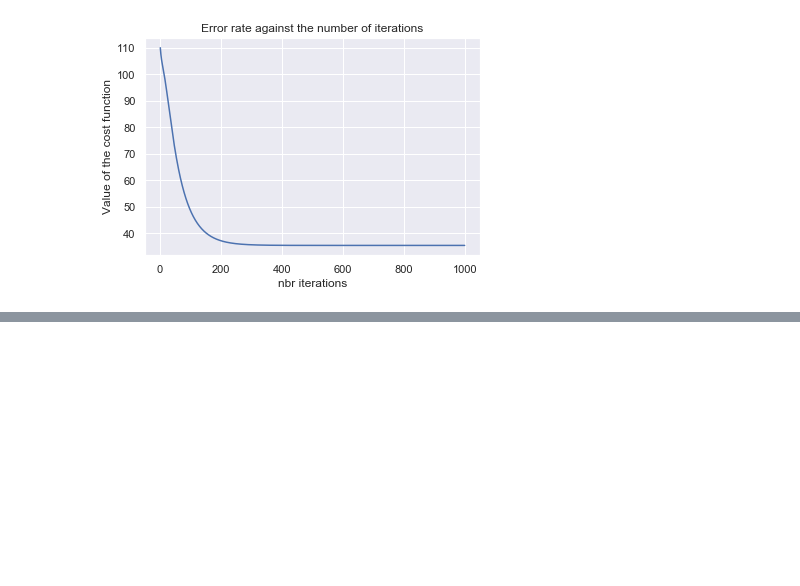
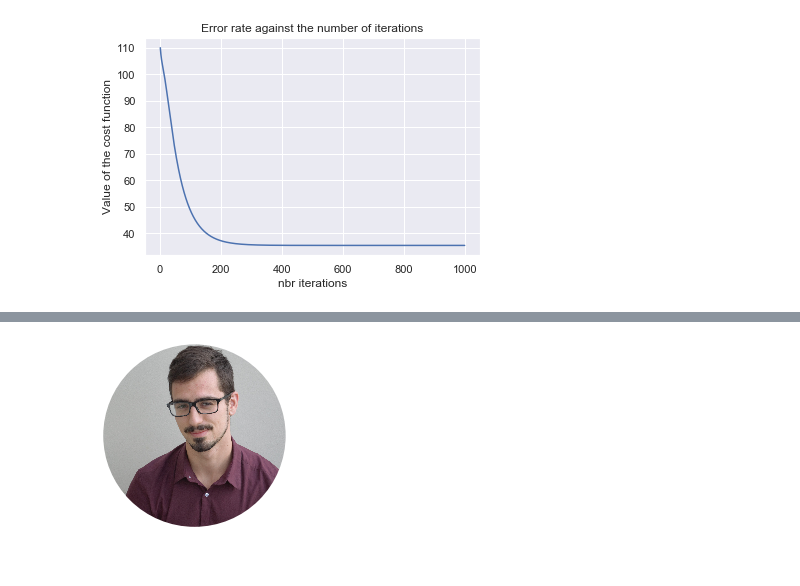
Before and after one commit to TrefleEncornet2/PortFolio, a Jupyter notebook: Intro_tensorflow.ipynb, the cells around one changed output, grey strips where cells are left out. Cells and saved outputs as stored; diff of their text form; code cells hidden in the pictures; blank space fills up the shorter version.

```diff
--- a/Intro_tensorflow.ipynb
+++ b/Intro_tensorflow.ipynb
@@ -668,0 +1002,20 @@ array([[14.02189463],
+# %%
+import matplotlib.patches as patches
+import matplotlib.cbook as cbook
+
+
+with cbook.get_sample_data('C:\\Users\\foucardguimax\\Desktop\\PERSO\\Photo_CV(2).jpg') as image_file:
+    image = plt.imread(image_file)
+
+fig, ax = plt.subplots()
+im = ax.imshow(image)
+patch = patches.Circle((1300, 1300), radius=1300, transform=ax.transData, edgecolor = '#fc0303')
+im.set_clip_path(patch)
+
+ax.axis('off')
+
+plt.savefig('C:\\Users\\foucardguimax\\Desktop\\PYTHON\\Python3.7\\Machine-learnia\\Regression\\pic.png', dpi=300, bbox_inches='tight')
+
+plt.show()
+# %% [output]
+[figure, added]
```
Also changed, not shown: parts of 21 cells of this notebook.
